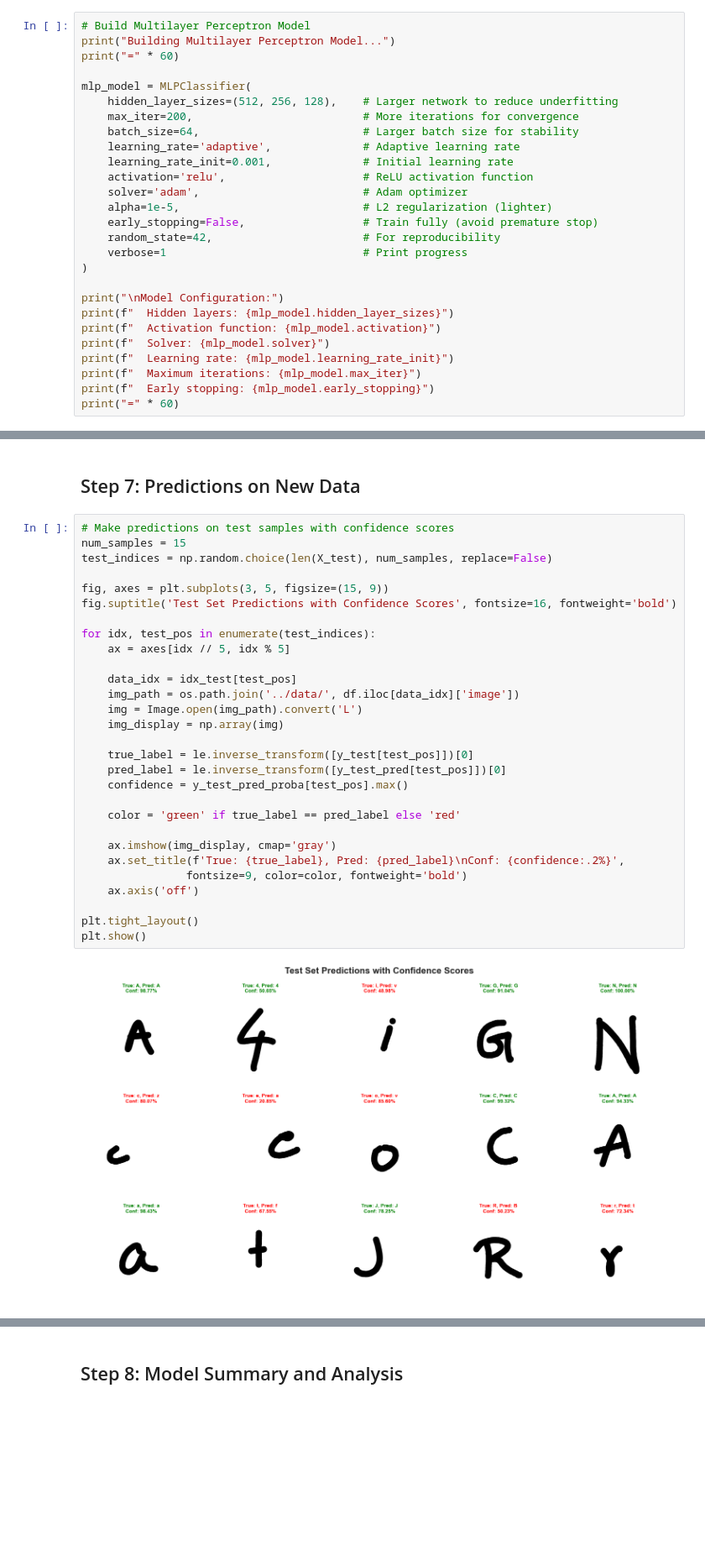
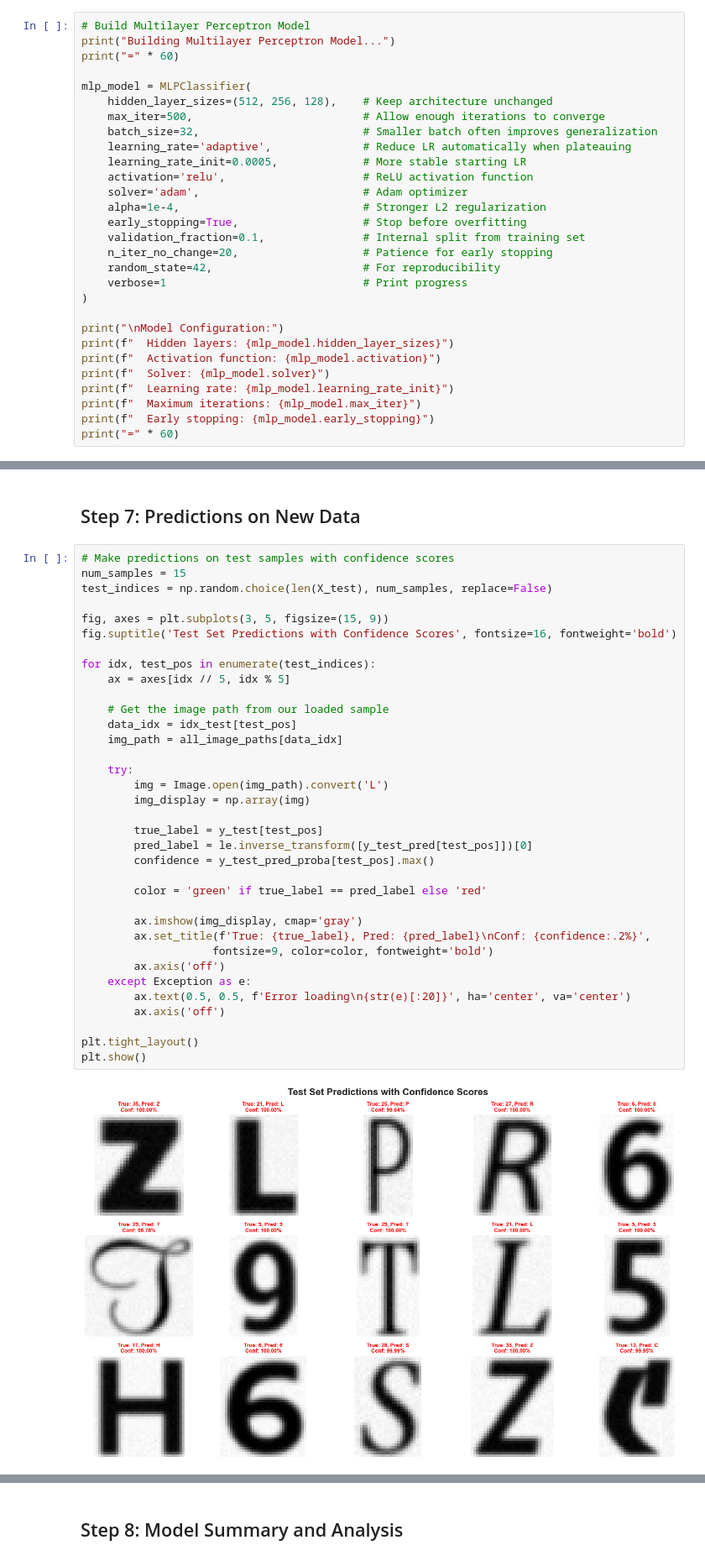
Before and after one commit to DHANYA-P-31/MachineLearning, a Jupyter notebook: CharacterRecognition/characterRecognition.ipynb, the cells around one changed output, grey strips where cells are left out. Shown at 84% size. Drawn from its saved outputs; the diff is of its cells as text; blank space fills up the shorter version.

```diff
--- a/CharacterRecognition/characterRecognition.ipynb
+++ b/CharacterRecognition/characterRecognition.ipynb
@@ -311,15 +372,17 @@ print("Building Multilayer Perceptron Model...")
 print("=" * 60)
 
 mlp_model = MLPClassifier(
-    hidden_layer_sizes=(512, 256, 128),    # Larger network to reduce underfitting
-    max_iter=200,                          # More iterations for convergence
-    batch_size=64,                         # Larger batch size for stability
-    learning_rate='adaptive',              # Adaptive learning rate
-    learning_rate_init=0.001,              # Initial learning rate
+    hidden_layer_sizes=(512, 256, 128),    # Keep architecture unchanged
+    max_iter=500,                          # Allow enough iterations to converge
+    batch_size=32,                         # Smaller batch often improves generalization
+    learning_rate='adaptive',              # Reduce LR automatically when plateauing
+    learning_rate_init=0.0005,             # More stable starting LR
     activation='relu',                     # ReLU activation function
     solver='adam',                         # Adam optimizer
-    alpha=1e-5,                            # L2 regularization (lighter)
-    early_stopping=False,                  # Train fully (avoid premature stop)
+    alpha=1e-4,                            # Stronger L2 regularization
+    early_stopping=True,                   # Stop before overfitting
+    validation_fraction=0.1,               # Internal split from training set
+    n_iter_no_change=20,                   # Patience for early stopping
     random_state=42,                       # For reproducibility
     verbose=1                              # Print progress
 )
@@ -529,34 +592,40 @@ plt.show()
 # %%
 # Make predictions on test samples with confidence scores
 num_samples = 15
 test_indices = np.random.choice(len(X_test), num_samples, replace=False)
 
 fig, axes = plt.subplots(3, 5, figsize=(15, 9))
 fig.suptitle('Test Set Predictions with Confidence Scores', fontsize=16, fontweight='bold')
 
 for idx, test_pos in enumerate(test_indices):
     ax = axes[idx // 5, idx % 5]
 
+    # Get the image path from our loaded sample
     data_idx = idx_test[test_pos]
-    img_path = os.path.join('../data/', df.iloc[data_idx]['image'])
-    img = Image.open(img_path).convert('L')
-    img_display = np.array(img)
+    img_path = all_image_paths[data_idx]
 
-    true_label = le.inverse_transform([y_test[test_pos]])[0]
-    pred_label = le.inverse_transform([y_test_pred[test_pos]])[0]
-    confidence = y_test_pred_proba[test_pos].max()
+    try:
+        img = Image.open(img_path).convert('L')
+        img_display = np.array(img)
 
-    color = 'green' if true_label == pred_label else 'red'
+        true_label = y_test[test_pos]
+        pred_label = le.inverse_transform([y_test_pred[test_pos]])[0]
+        confidence = y_test_pred_proba[test_pos].max()
 
-    ax.imshow(img_display, cmap='gray')
-    ax.set_title(f'True: {true_label}, Pred: {pred_label}\nConf: {confidence:.2%}',
-                fontsize=9, color=color, fontweight='bold')
-    ax.axis('off')
+        color = 'green' if true_label == pred_label else 'red'
+
+        ax.imshow(img_display, cmap='gray')
+        ax.set_title(f'True: {true_label}, Pred: {pred_label}\nConf: {confidence:.2%}',
+                    fontsize=9, color=color, fontweight='bold')
+        ax.axis('off')
+    except Exception as e:
+        ax.text(0.5, 0.5, f'Error loading\n{str(e)[:20]}', ha='center', va='center')
+        ax.axis('off')
 
 plt.tight_layout()
 plt.show()
 # %% [output]
-[figure, old version]
+[figure, new version]
 # %%
 # Analyze prediction confidence distribution
 confidence_scores = y_test_pred_proba.max(axis=1)
```
Also changed, not shown: parts of 18 cells of this notebook.
